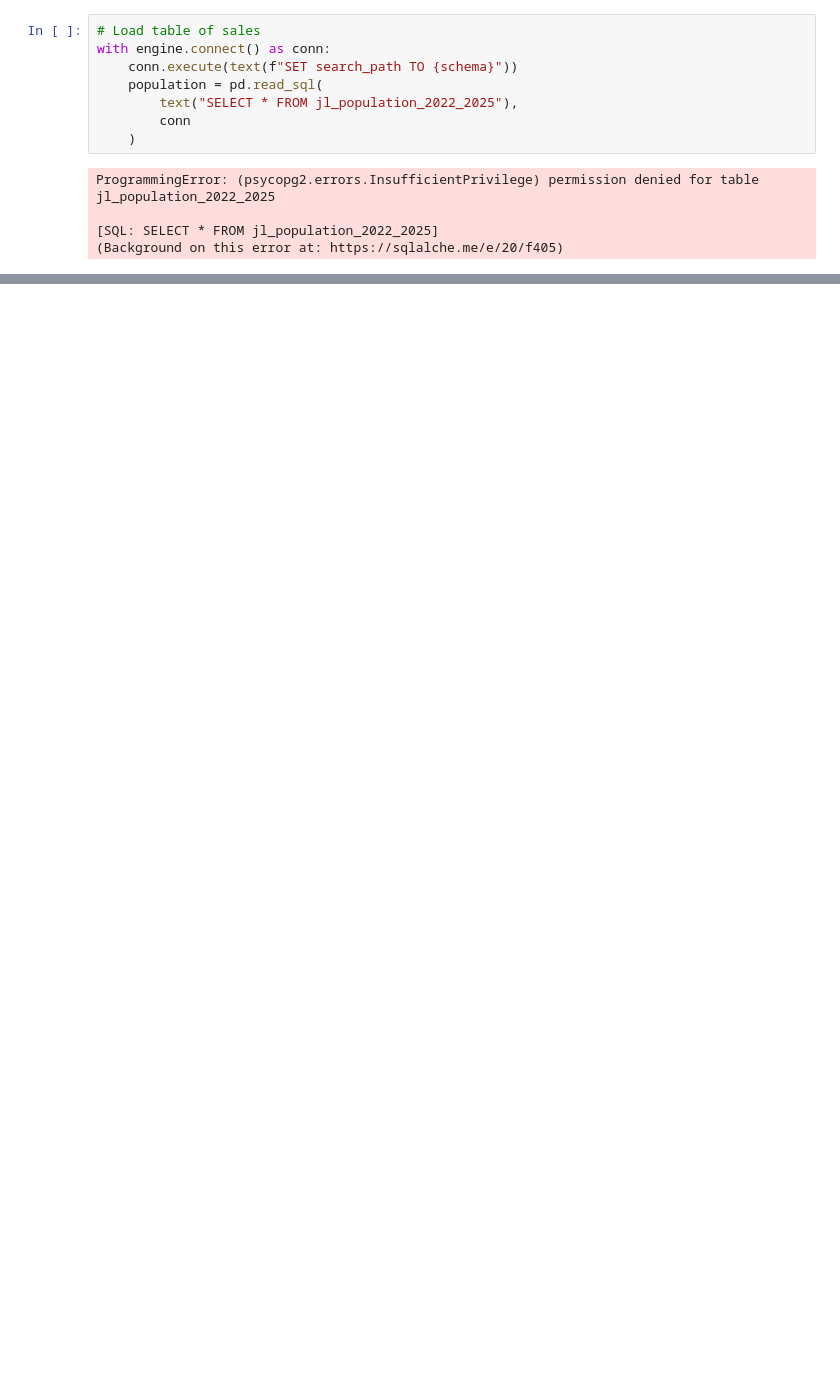
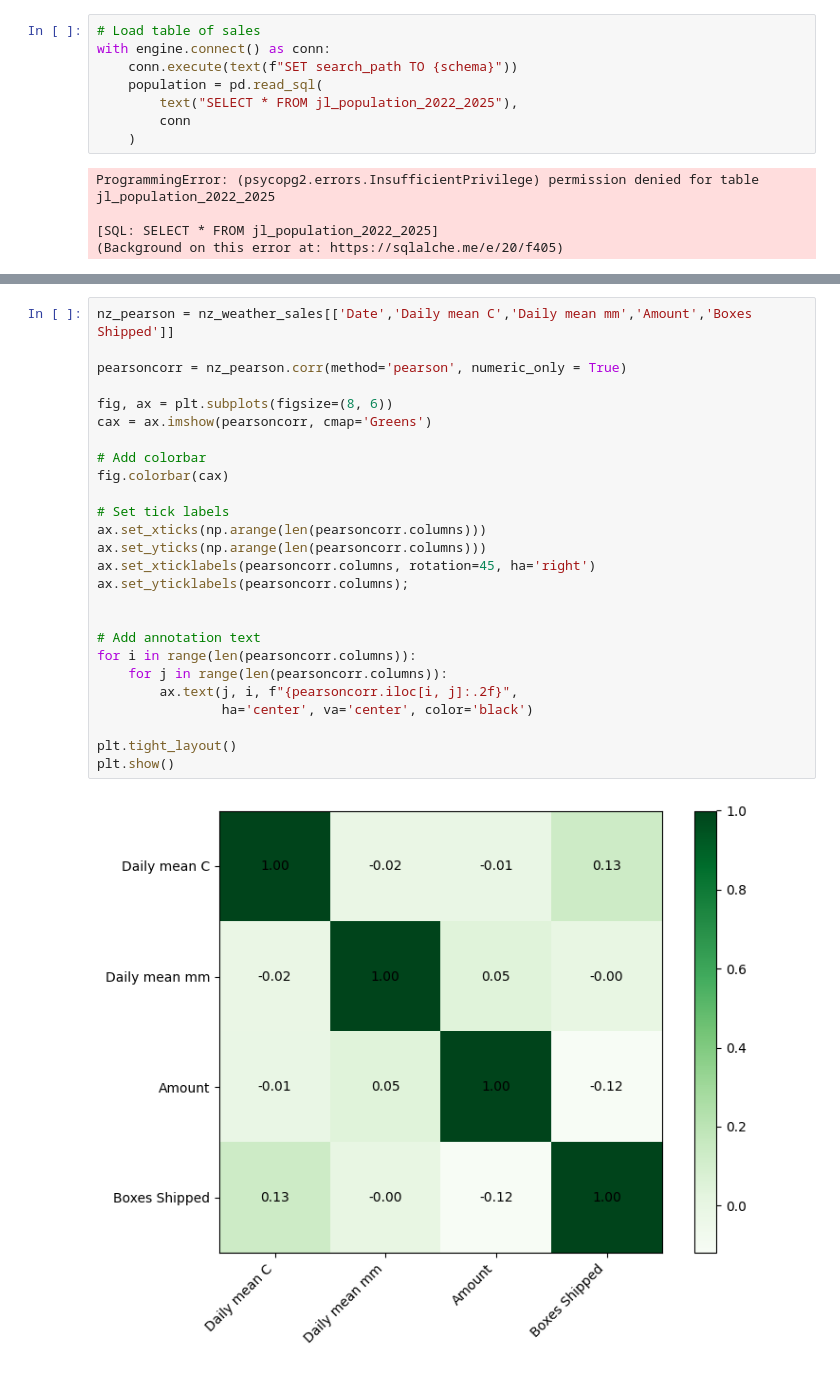
Before and after one commit to Lina060992/Chocolate, a Jupyter notebook: questions_hypothesis.ipynb, the cells around one changed output, grey strips where cells are left out. Cells and saved outputs as stored; diff of their text form; blank space fills up the shorter version.

```diff
--- a/questions_hypothesis.ipynb
+++ b/questions_hypothesis.ipynb
@@ -114,0 +422,28 @@ population
+# %%
+nz_pearson = nz_weather_sales[['Date','Daily mean C','Daily mean mm','Amount','Boxes Shipped']]
+
+pearsoncorr = nz_pearson.corr(method='pearson', numeric_only = True)
+
+fig, ax = plt.subplots(figsize=(8, 6))
+cax = ax.imshow(pearsoncorr, cmap='Greens')
+
+# Add colorbar
+fig.colorbar(cax)
+
+# Set tick labels
+ax.set_xticks(np.arange(len(pearsoncorr.columns)))
+ax.set_yticks(np.arange(len(pearsoncorr.columns)))
+ax.set_xticklabels(pearsoncorr.columns, rotation=45, ha='right')
+ax.set_yticklabels(pearsoncorr.columns);
+
+
+# Add annotation text
+for i in range(len(pearsoncorr.columns)):
+    for j in range(len(pearsoncorr.columns)):
+        ax.text(j, i, f"{pearsoncorr.iloc[i, j]:.2f}",
+                ha='center', va='center', color='black')
+
+plt.tight_layout()
+plt.show()
+# %% [output]
+[figure, added]
```
Also changed, not shown: parts of 30 cells of this notebook, 4 other files.
